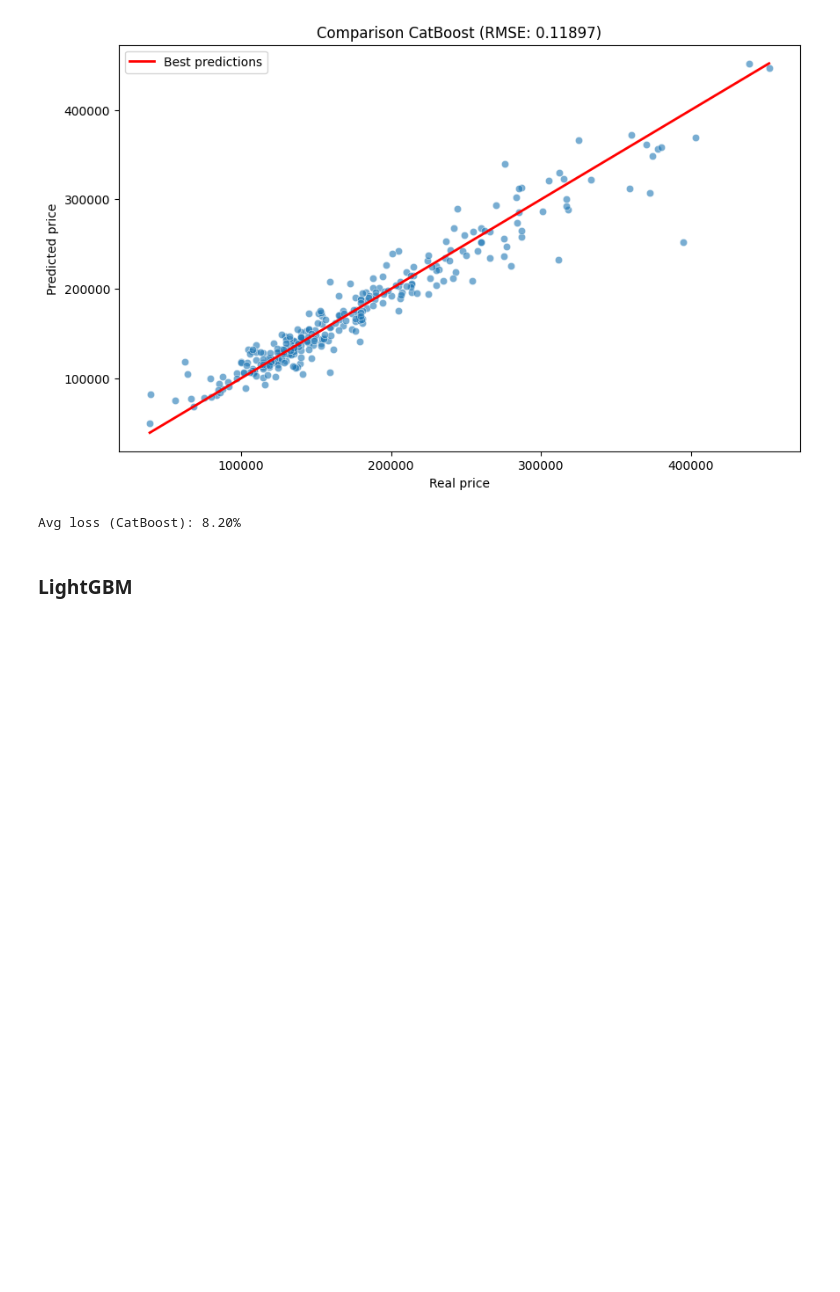
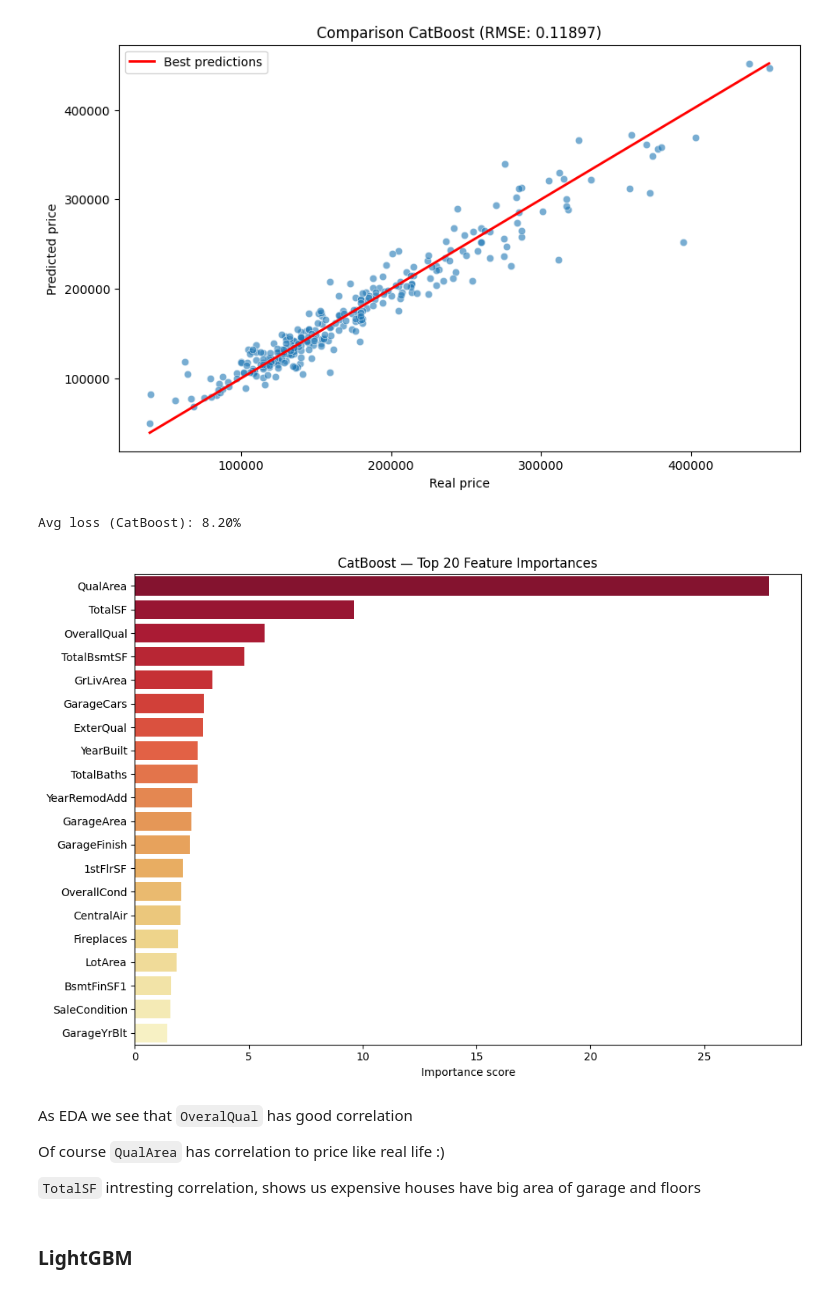
Before and after one commit to IvanMalkS/ames-housing-predictions, a Jupyter notebook: Ames.ipynb, the cells around one changed output. Cells and saved outputs as stored; diff of their text form; code cells hidden in the pictures; blank space fills up the shorter version.

```diff
--- a/Ames.ipynb
+++ b/Ames.ipynb
@@ -1115,6 +1112,32 @@ print(f'Avg loss (CatBoost): {mape*100:.2f}%')
 # %% [output]
 [figure]
 Avg loss (CatBoost): 8.20%
+# %%
+feature_names_raw = best_model["preprocessor"].get_feature_names_out()
+feature_names = [n.split("__", 1)[-1] for n in feature_names_raw]
+
+importances = best_model["catboost"].get_feature_importance()
+fi_df = (
+    pd.DataFrame({"feature": feature_names, "importance": importances})
+    .sort_values("importance", ascending=False)
+    .head(20)
+)
+
+plt.figure(figsize=(10, 7))
+sns.barplot(data=fi_df, x="importance", y="feature", palette="YlOrRd_r")
+plt.title("CatBoost — Top 20 Feature Importances")
+plt.xlabel("Importance score")
+plt.ylabel("")
+plt.tight_layout()
+plt.show()
+# %% [output]
+[figure, added]
+# %% [markdown]
+As EDA we see that `OveralQual` has good correlation
+
+Of course `QualArea` has correlation to price like real life :)
+
+`TotalSF` intresting correlation, shows us expensive houses have big area of garage and floors
 # %% [markdown]
 ### LightGBM
 # %%
```
Also changed, not shown: parts of 17 cells of this notebook, 5 other files.
